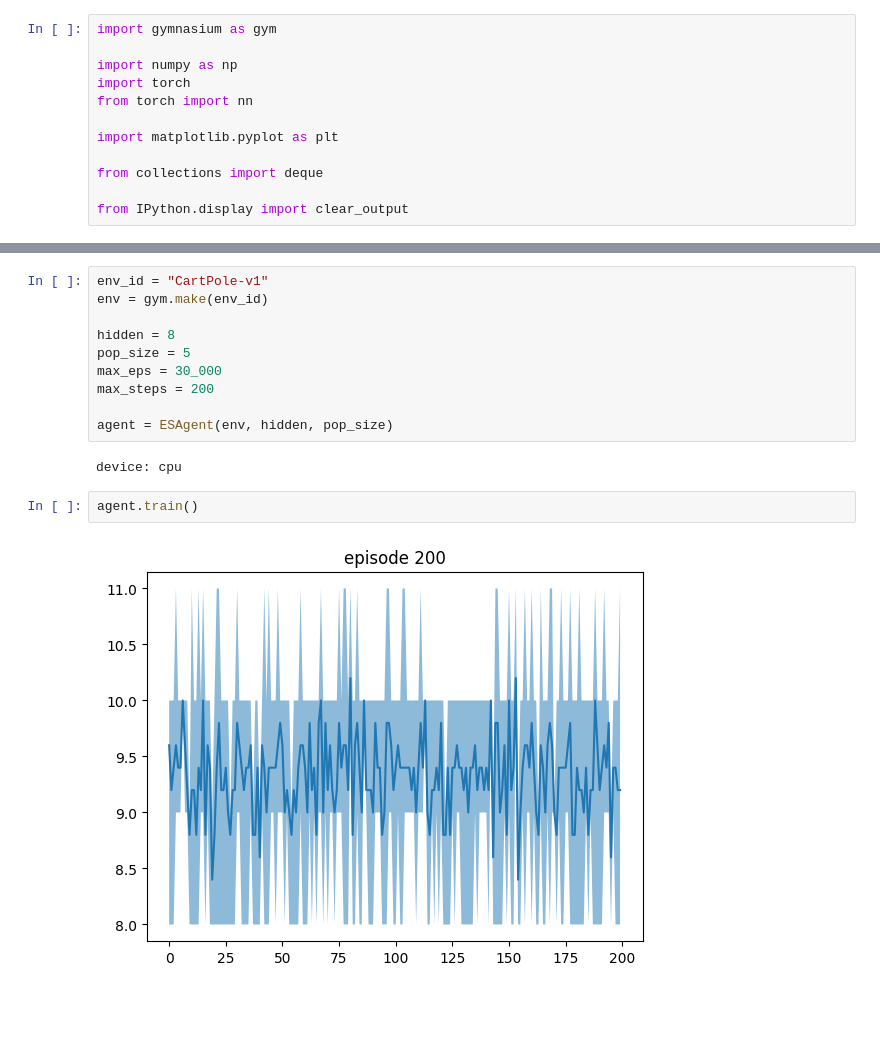
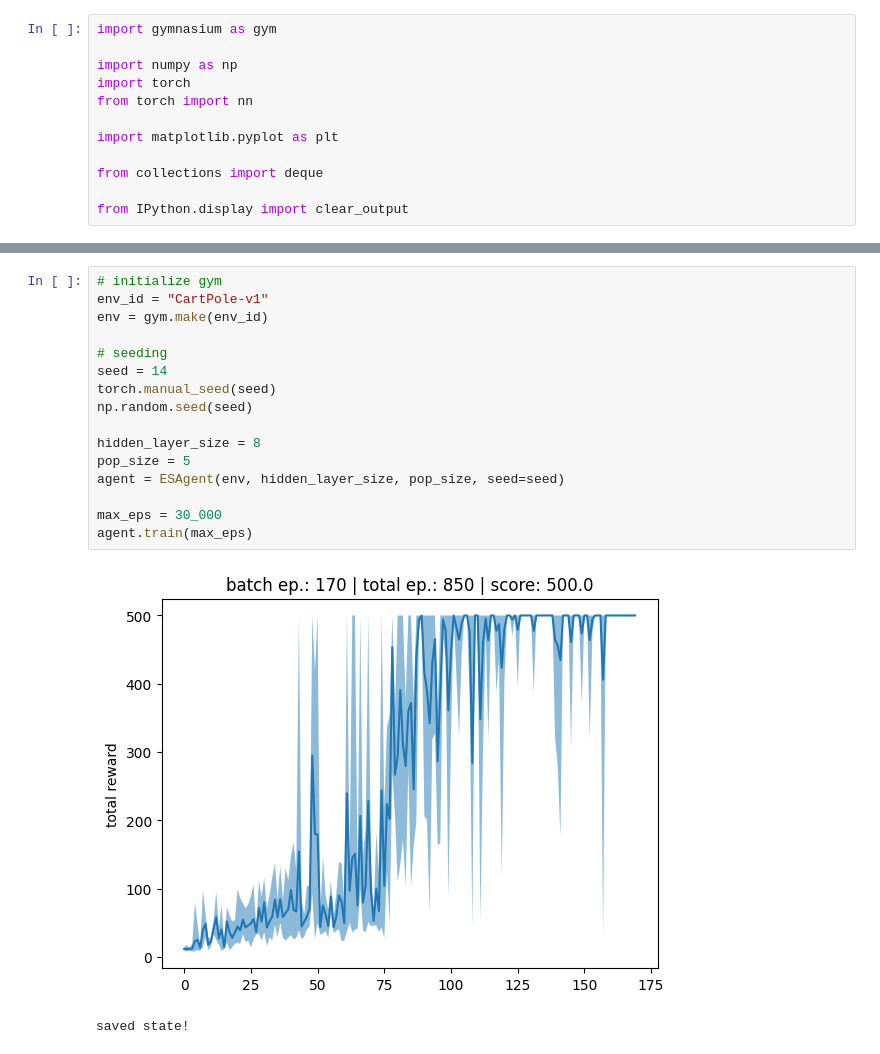
Before and after one commit to aetherclouds/ea-playground, a Jupyter notebook: src/es-cartpole.ipynb, the cells around one changed output, grey strips where cells are left out. Saved outputs shown, nothing was run; the diff lists cells and outputs as text; blank space fills up the shorter version.

```diff
--- a/src/es-cartpole.ipynb
+++ b/src/es-cartpole.ipynb
@@ -252,17 +232,20 @@ class ESAgent:
         plt.show()
 # %%
+# initialize gym
 env_id = "CartPole-v1"
 env = gym.make(env_id)
 
-hidden = 8
+# seeding
+seed = 14
+torch.manual_seed(seed)
+np.random.seed(seed)
+
+hidden_layer_size = 8
 pop_size = 5
+agent = ESAgent(env, hidden_layer_size, pop_size, seed=seed)
+
 max_eps = 30_000
-max_steps = 200
-
-agent = ESAgent(env, hidden, pop_size)
+agent.train(max_eps)
 # %% [output]
+[figure, added]
-device: cpu
+saved state!
-# %%
-agent.train()
-# %% [output]
-[figure, removed]
```
Also changed, not shown: parts of 3 cells of this notebook, 7 other files.
